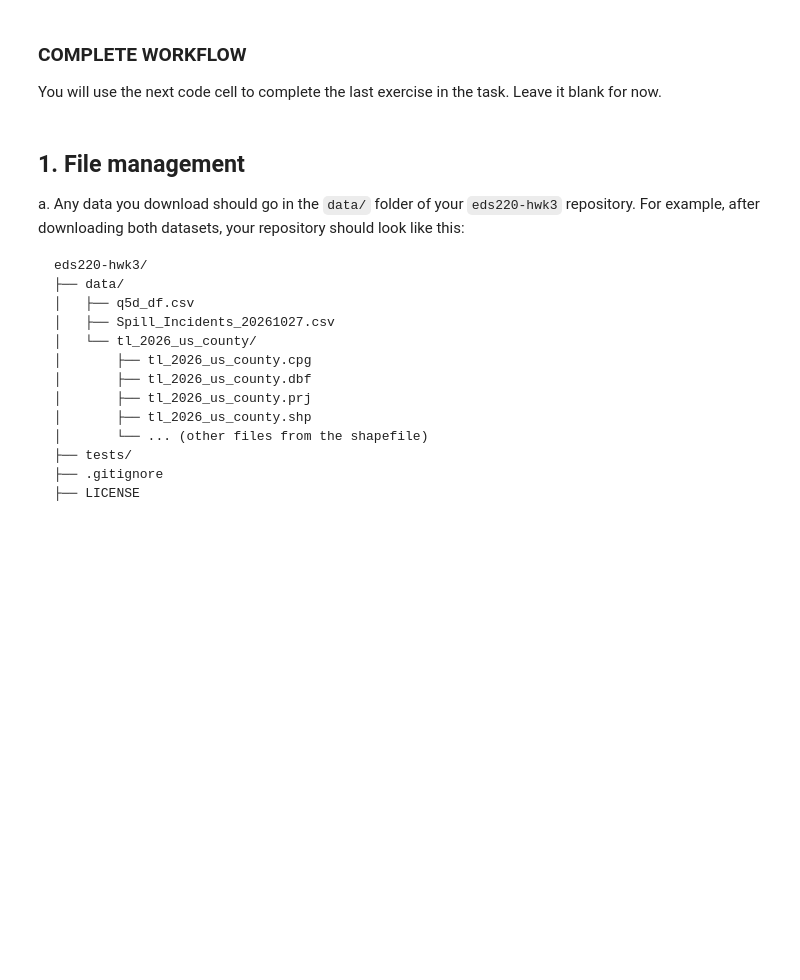
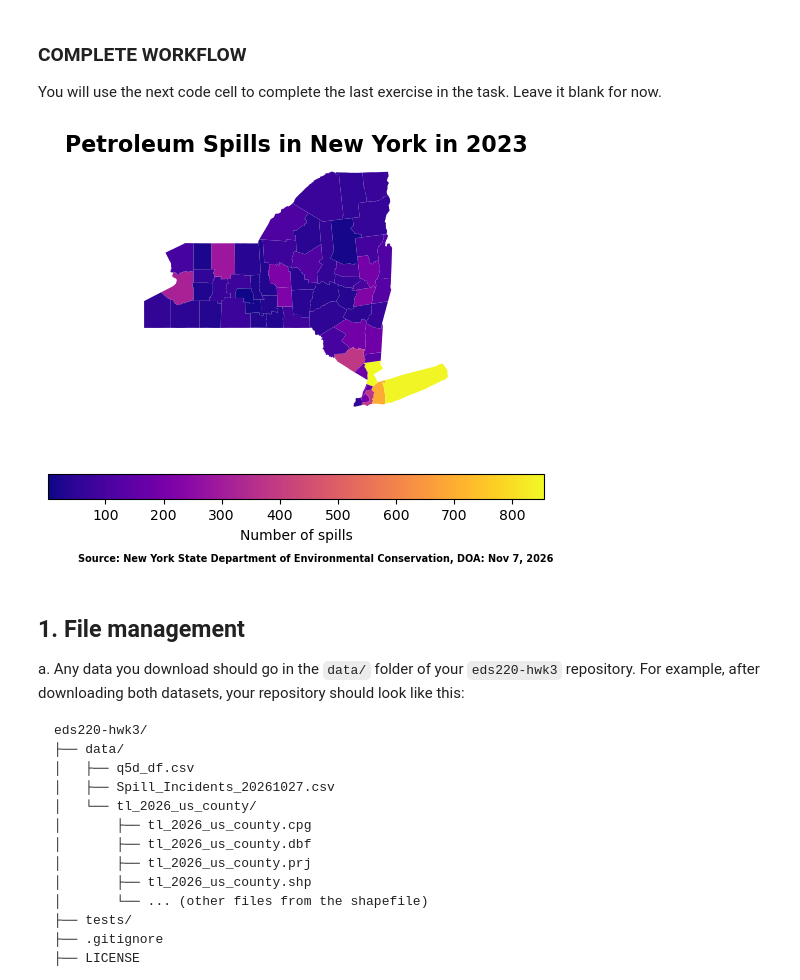
Before and after one commit to Apathy-Wildflowers/eds220-hwk3, a Jupyter notebook: hwk3-task2-spills.ipynb, the cells around one changed output. Cells and saved outputs as stored; diff of their text form; code cells hidden in the pictures; blank space fills up the shorter version.

```diff
--- a/hwk3-task2-spills.ipynb
+++ b/hwk3-task2-spills.ipynb
@@ -38,6 +38,72 @@ The second dataset is the [2026 Counties (and equivalent) TIGER shapefile](https
 You will use the next code cell to complete the last exercise in the task. Leave it blank for now.
 # %%
 # FINAL CODE
+
+# Import libraries
+import os
+import numpy as np
+import pandas as pd
+import matplotlib.pyplot as plt
+import geopandas as gpd
+
+# Import data
+file_path1 = "data/Spill_Incidents_20261104.csv"
+spills = pd.read_csv(file_path1)
+file_path2 = "data/tl_2026_us_county/tl_2026_us_county.shp"
+counties = gpd.read_file(file_path2)
+
+## Data cleaning
+# Rename column names
+spills.rename(columns={"Material Family": "material_family", "Spill Date": "spill_date"}, inplace=True)
+# Change spill_data column data type
+spills['spill_date'] = pd.to_datetime(spills['spill_date'], format = "%m/%d/%Y")
+# Choose spills only from 2023
+petr_23 = spills[(spills['spill_date'].dt.year == 2023) & (spills['material_family'] == 'Petroleum')]
+
+# Create spills_per_county data frame
+spills_per_county = petr_23[['County', 'Spill Number']].drop_duplicates()
+spills_per_county = spills_per_county['County'].value_counts().reset_index(name='n_spills')
+spills_per_county.columns = ["county", "n_spills"]
+
+# Filter to New York counties
+counties = counties.rename(columns={"NAME": "county_name", "STATEFP": "state_fips",
+                                    "COUNTYFP": "county_fips"})
+ny_counties = counties[counties['state_fips'] == "36"]
+
+# Add number of spills to New York counties data
+spills_per_county.at[29, 'county'] = 'St. Lawrence'
+ny_counties = ny_counties.rename(columns={'county_name': 'county'})
+ny_spills = pd.merge(ny_counties, spills_per_county, how='inner', on='county')
+
+# Add back dropped rows from merge
+dropped_rows = spills_per_county.loc[[61, 63, 64, 65]]
+ny_spills = pd.concat([ny_spills, dropped_rows], ignore_index=True)
+
+# Add spills from Tuscarora and Onondaga Indian Reservations
+ny_spills.at[31, 'n_spills'] = 98
+ny_spills.at[33, 'n_spills'] = 215
+
+# Initialize empty figure and axes
+fig, ax = plt.subplots()
+
+# Plot NY Petroleum spills
+ny_spills.plot(ax=ax,column="n_spills", legend = True, cmap='plasma',
+              legend_kwds={"label": "Number of spills", "orientation": "horizontal"})
+
+ax.set_title("Petroleum Spills in New York in 2023", fontsize=16, fontweight="bold")
+ax.set_axis_off()
+ax.text(
+    x=-81.5,
+    y=37.5,
+    s="Source: New York State Department of Environmental Conservation, DOA: Nov 7, 2026",
+    fontsize=7,
+    color="black",
+    weight="bold",
+)
+# Display figure
+plt.show()
+# %% [output]
+[figure, added]
 # %% [markdown]
 ## 1. File management
 a. Any data you download should go in the `data/` folder of your `eds220-hwk3` repository. For example, after downloading both datasets, your repository should look like this:
```
Also changed, not shown: parts of 20 cells of this notebook.
